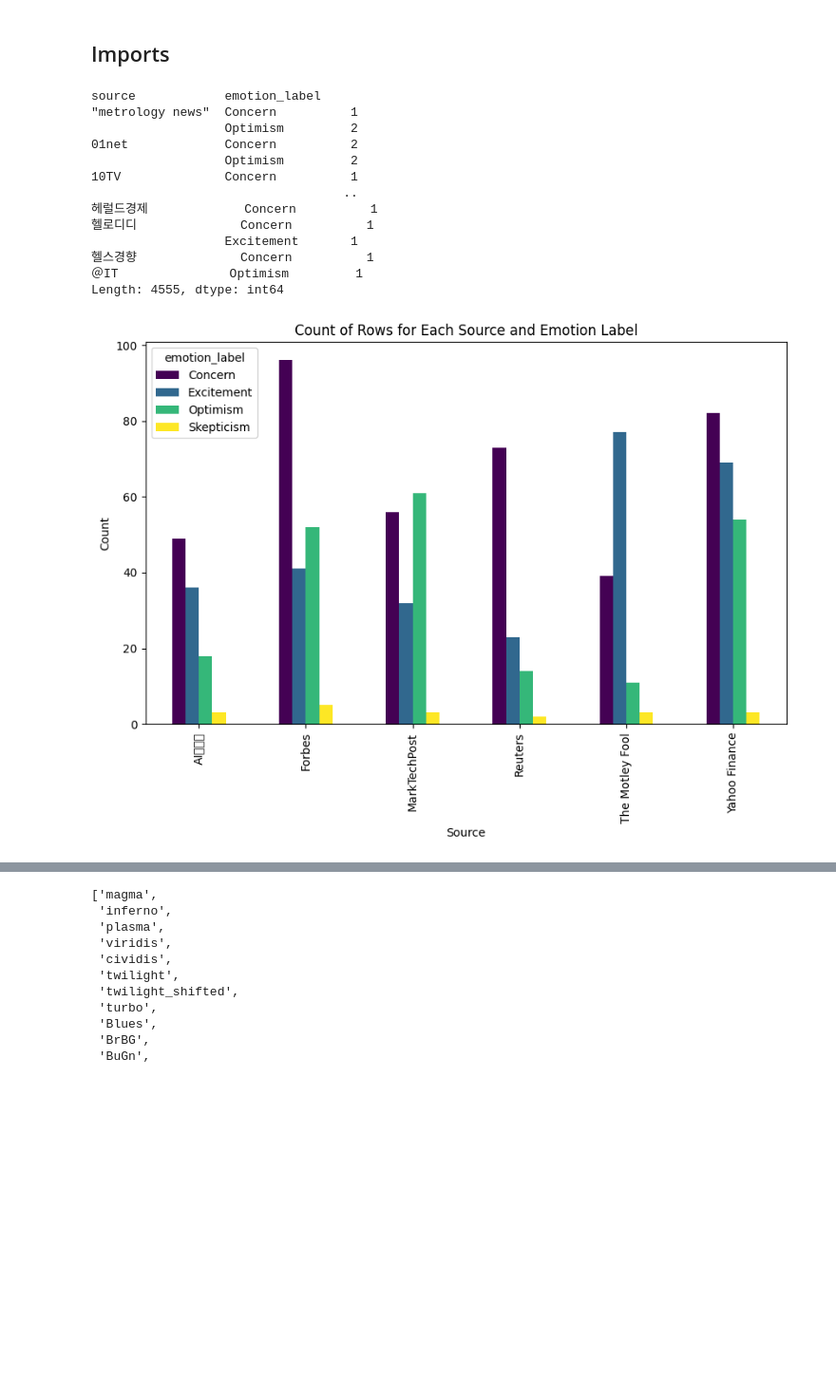
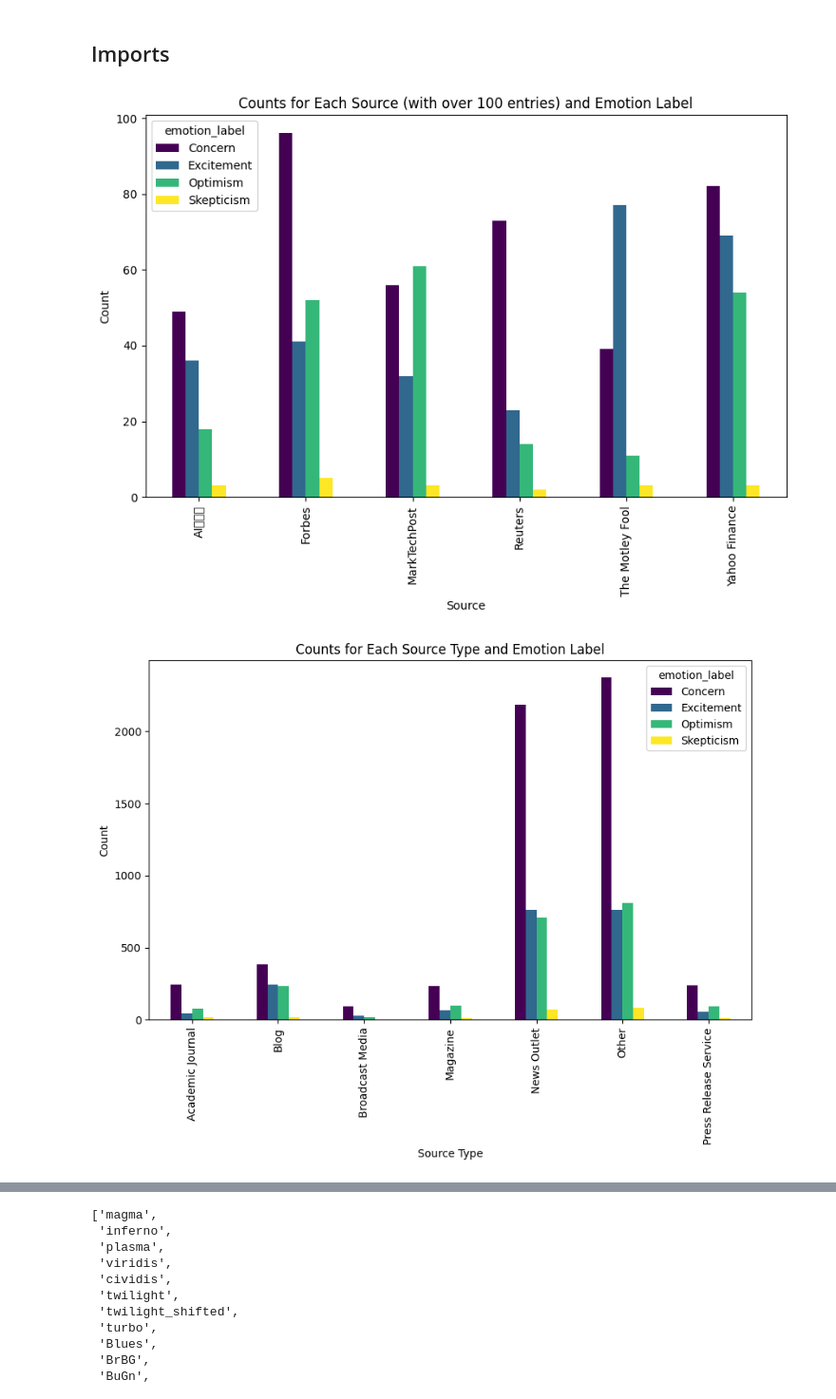
Before and after one commit to ArjunRajpal123/datathon-breaking-bad-data, a Jupyter notebook: emotion_visualizations.ipynb, the cells around one changed output, grey strips where cells are left out. Shown at 95% size. Drawn from its saved outputs; the diff is of its cells as text; code cells hidden in the pictures; blank space fills up the shorter version.

```diff
--- a/emotion_visualizations.ipynb
+++ b/emotion_visualizations.ipynb
@@ -19,30 +19,23 @@ df['emotion_scores'] = df['emotion_scores'].apply(ast.literal_eval)
 df['emotion_label'] = df.apply(lambda row: row['emotions'][np.argmax(row['emotion_scores'])], axis=1)
 # %%
 grouped_values = df.groupby(['source', 'emotion_label']).size()
-print(grouped_values)
-
-grouped_values = df.groupby(['source', 'emotion_label']).size()
 mask = grouped_values.groupby(level=0).transform('sum') > 100
-
 filtered_values = grouped_values[mask]
-
 filtered_values.unstack().plot(kind='bar', stacked=False, colormap='viridis',figsize=(10, 6))
-plt.title('Count of Rows for Each Source and Emotion Label')
+plt.title('Counts for Each Source (with over 100 entries) and Emotion Label')
 plt.xlabel('Source')
 plt.ylabel('Count')
 plt.show()
 # %% [output]
-source            emotion_label
-"metrology news"  Concern          1
-                  Optimism         2
-01net             Concern          2
-                  Optimism         2
-10TV              Concern          1
-                                  ..
-헤럴드경제             Concern          1
-헬로디디              Concern          1
-                  Excitement       1
-헬스경향              Concern          1
-＠IT               Optimism         1
-Length: 4555, dtype: int64
-[figure, old version]
+[figure, new version]
+# %%
+grouped_values = df.groupby(['source_type', 'emotion_label']).size()
+mask = grouped_values.groupby(level=0).transform('sum') > 100
+filtered_values = grouped_values[mask]
+filtered_values.unstack().plot(kind='bar', stacked=False, colormap='viridis',figsize=(10, 6))
+plt.title('Counts for Each Source Type and Emotion Label')
+plt.xlabel('Source Type')
+plt.ylabel('Count')
+plt.show()
+# %% [output]
+[figure, added]
```
Also changed, not shown: parts of 3 cells of this notebook, 1 other file.
